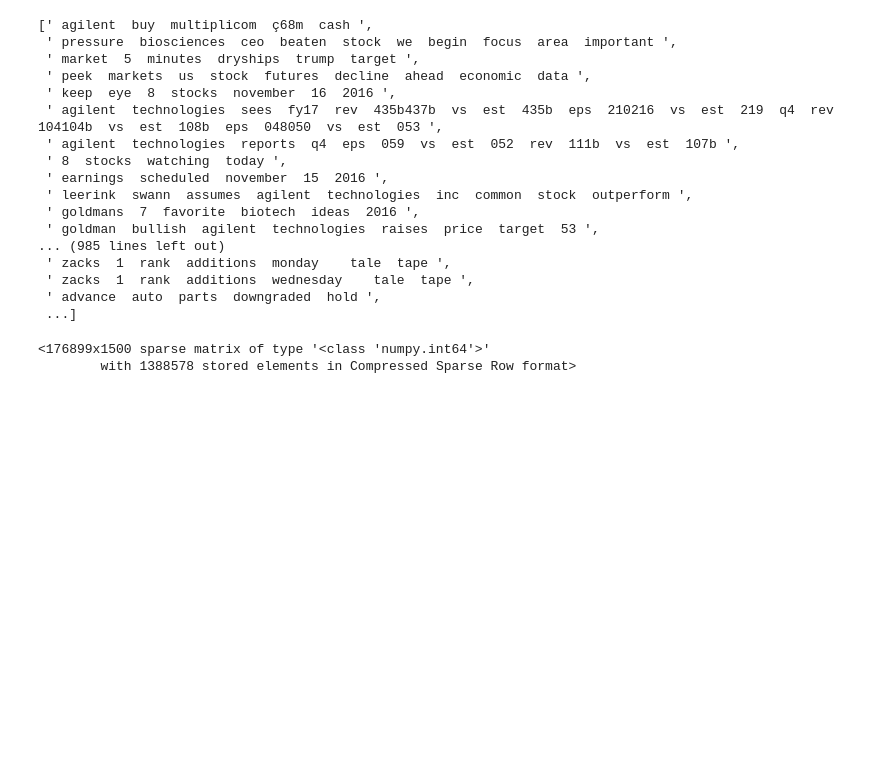
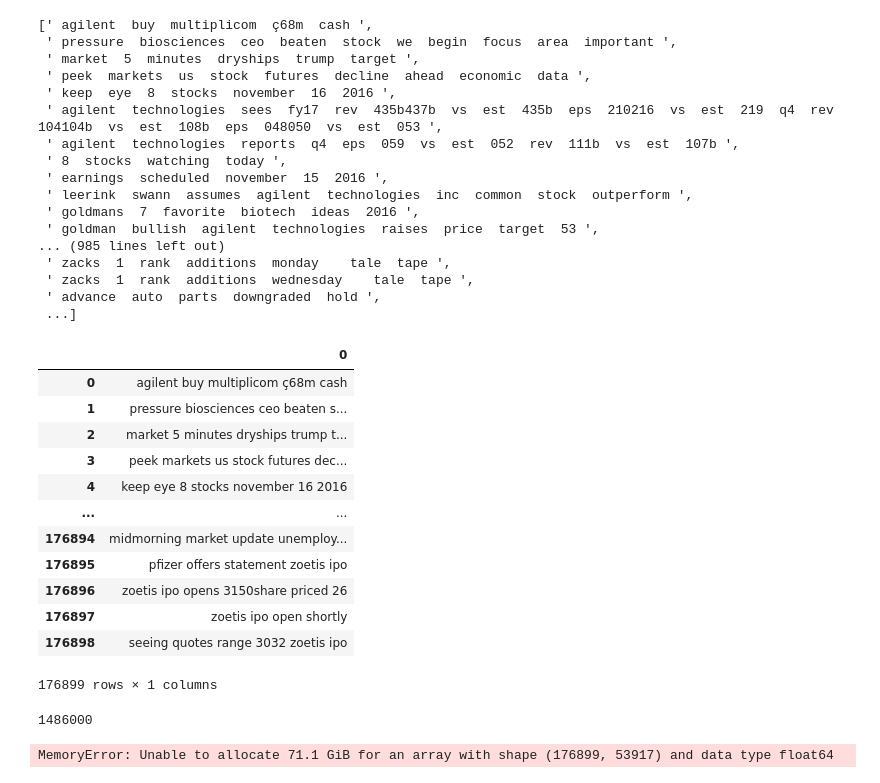
Before and after one commit to 3065923/Project_3, a Jupyter notebook: Lucas/example.ipynb, the cells around one changed output. Drawn from its saved outputs; the diff is of its cells as text; code cells hidden in the pictures; blank space fills up the shorter version.

Commit message:
cleaned data / not working models

```diff
--- a/Lucas/example.ipynb
+++ b/Lucas/example.ipynb
@@ -98,7 +96,24 @@ clean_blobs
-# %%
-counts = cv.fit_transform(big_ol_text_blob)
-counts
-# %% [output]
-<176899x1500 sparse matrix of type '<class 'numpy.int64'>'
-        with 1388578 stored elements in Compressed Sparse Row format>
+# %%
+clean_blobs
+clean_df = pd.DataFrame(clean_blobs)
+clean_df.to_csv("../DataFiles/corpus.csv")
+# %% [output]
+|  | 0 |
+| 0 | agilent buy multiplicom ç68m cash |
+| 1 | pressure biosciences ceo beaten s... |
+| 2 | market 5 minutes dryships trump t... |
+| 3 | peek markets us stock futures dec... |
+| 4 | keep eye 8 stocks november 16 2016 |
+| ... | ... |
+| 176894 | midmorning market update unemploy... |
+| 176895 | pfizer offers statement zoetis ipo |
+| 176896 | zoetis ipo opens 3150share priced 26 |
+| 176897 | zoetis ipo open shortly |
+| 176898 | seeing quotes range 3032 zoetis ipo |
+176899 rows × 1 columns
+# %%
+import sys
+sys.getsizeof(clean_blobs)
+# %% [output]
+1486000
 # %%
@@ -111,7 +128,9 @@ y = np.array(Prices_with_changes['StockChg'])
 from sklearn.model_selection import train_test_split
 
 
-x_train, x_test, y_train, y_test = train_test_split(X.toarray(), y, test_size=0.2, random_state = 0)
+x_train, x_test, y_train, y_test = train_test_split(X, y, test_size=0.2, random_state = 0)
+# %% [output]
+MemoryError: Unable to allocate 71.1 GiB for an array with shape (176899, 53917) and data type float64
 # %%
 #LD model
 
```
Also changed, not shown: parts of 6 cells of this notebook, 2 other files.
